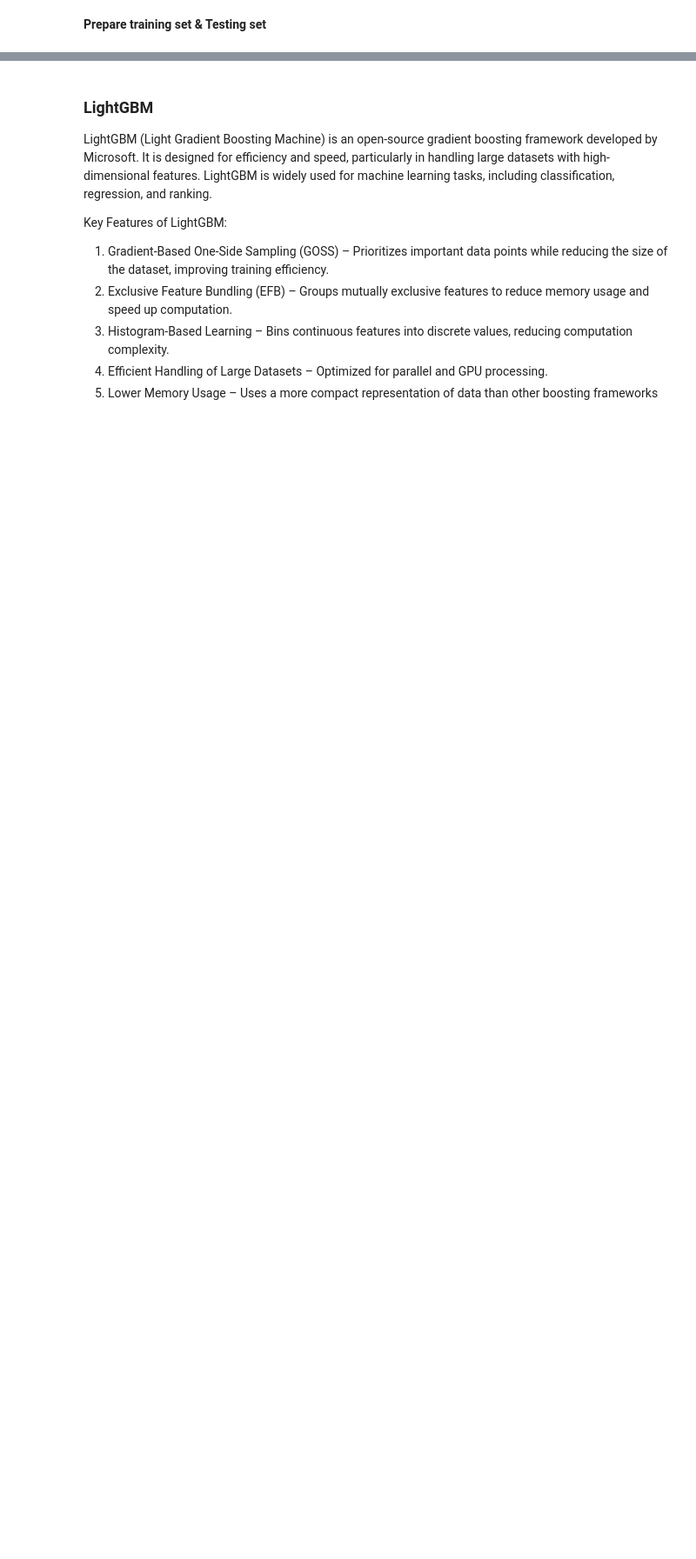
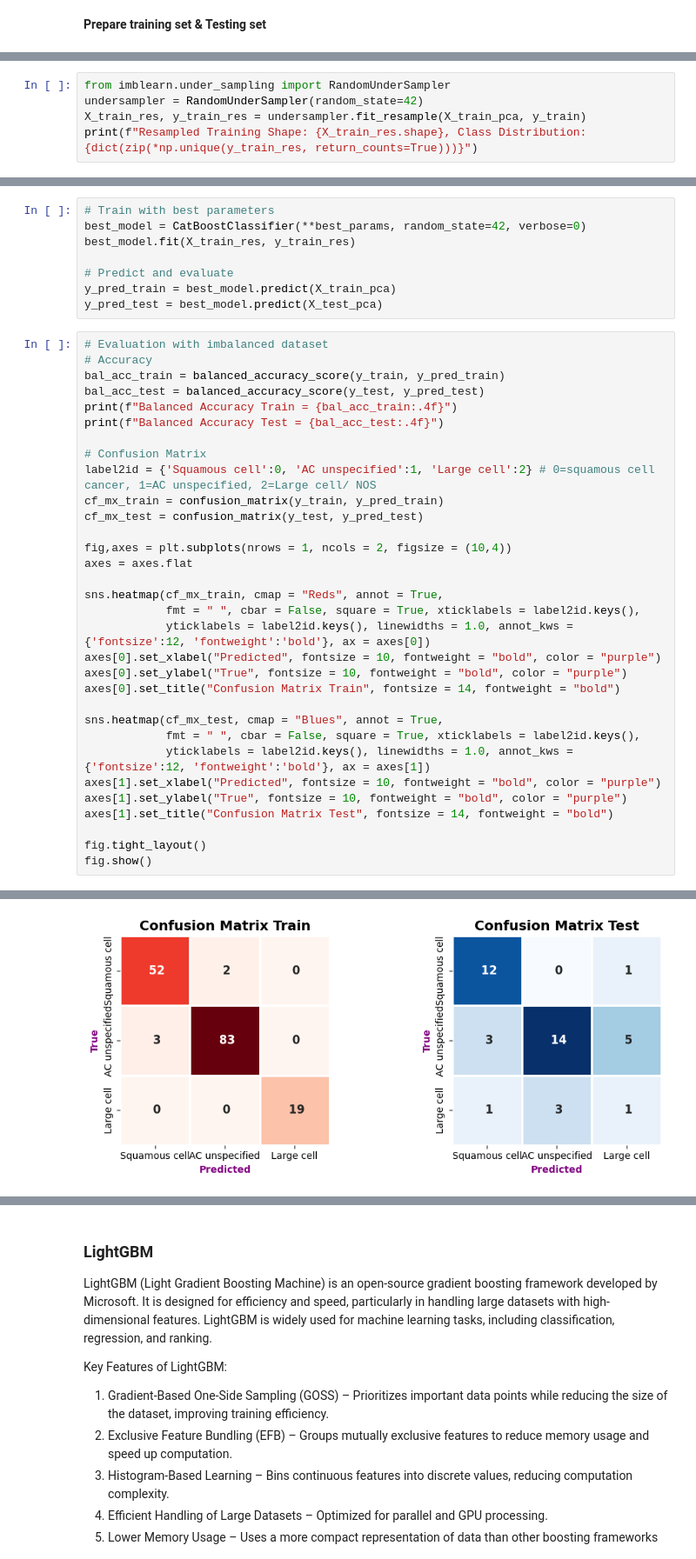
Before and after one commit to Kitiyaparnnn/NSCLC, a Jupyter notebook: train.ipynb, the cells around one changed output, grey strips where cells are left out. Shown: that part at 87% size. Cells and saved outputs as stored; diff of their text form; blank space fills up the shorter version.

```diff
--- a/train.ipynb
+++ b/train.ipynb
@@ -192,0 +157,5 @@ Resampled Training Shape: (258, 39), Class Distribution: {np.int64(0): np.int64(
+# %%
+from imblearn.under_sampling import RandomUnderSampler
+undersampler = RandomUnderSampler(random_state=42)
+X_train_res, y_train_res = undersampler.fit_resample(X_train_pca, y_train)
+print(f"Resampled Training Shape: {X_train_res.shape}, Class Distribution: {dict(zip(*np.unique(y_train_res, return_counts=True)))}")
@@ -192,0 +232,41 @@ Resampled Training Shape: (258, 39), Class Distribution: {np.int64(0): np.int64(
+# %%
+# Train with best parameters
+best_model = CatBoostClassifier(**best_params, random_state=42, verbose=0)
+best_model.fit(X_train_res, y_train_res)
+
+# Predict and evaluate
+y_pred_train = best_model.predict(X_train_pca)
+y_pred_test = best_model.predict(X_test_pca)
+# %%
+# Evaluation with imbalanced dataset
+# Accuracy
+bal_acc_train = balanced_accuracy_score(y_train, y_pred_train)
+bal_acc_test = balanced_accuracy_score(y_test, y_pred_test)
+print(f"Balanced Accuracy Train = {bal_acc_train:.4f}")
+print(f"Balanced Accuracy Test = {bal_acc_test:.4f}")
+
+# Confusion Matrix
+label2id = {'Squamous cell':0, 'AC unspecified':1, 'Large cell':2} # 0=squamous cell cancer, 1=AC unspecified, 2=Large cell/ NOS
+cf_mx_train = confusion_matrix(y_train, y_pred_train)
+cf_mx_test = confusion_matrix(y_test, y_pred_test)
+
+fig,axes = plt.subplots(nrows = 1, ncols = 2, figsize = (10,4))
+axes = axes.flat
+
+sns.heatmap(cf_mx_train, cmap = "Reds", annot = True,
+            fmt = " ", cbar = False, square = True, xticklabels = label2id.keys(),
+            yticklabels = label2id.keys(), linewidths = 1.0, annot_kws = {'fontsize':12, 'fontweight':'bold'}, ax = axes[0])
+axes[0].set_xlabel("Predicted", fontsize = 10, fontweight = "bold", color = "purple")
+axes[0].set_ylabel("True", fontsize = 10, fontweight = "bold", color = "purple")
+axes[0].set_title("Confusion Matrix Train", fontsize = 14, fontweight = "bold")
+
+sns.heatmap(cf_mx_test, cmap = "Blues", annot = True,
+            fmt = " ", cbar = False, square = True, xticklabels = label2id.keys(),
+            yticklabels = label2id.keys(), linewidths = 1.0, annot_kws = {'fontsize':12, 'fontweight':'bold'}, ax = axes[1])
+axes[1].set_xlabel("Predicted", fontsize = 10, fontweight = "bold", color = "purple")
+axes[1].set_ylabel("True", fontsize = 10, fontweight = "bold", color = "purple")
+axes[1].set_title("Confusion Matrix Test", fontsize = 14, fontweight = "bold")
+
+fig.tight_layout()
+fig.show()
+# %% [output]
@@ -192,0 +275 @@ Resampled Training Shape: (258, 39), Class Distribution: {np.int64(0): np.int64(
+[figure, added]
```
Also changed, not shown: parts of 28 cells of this notebook.
